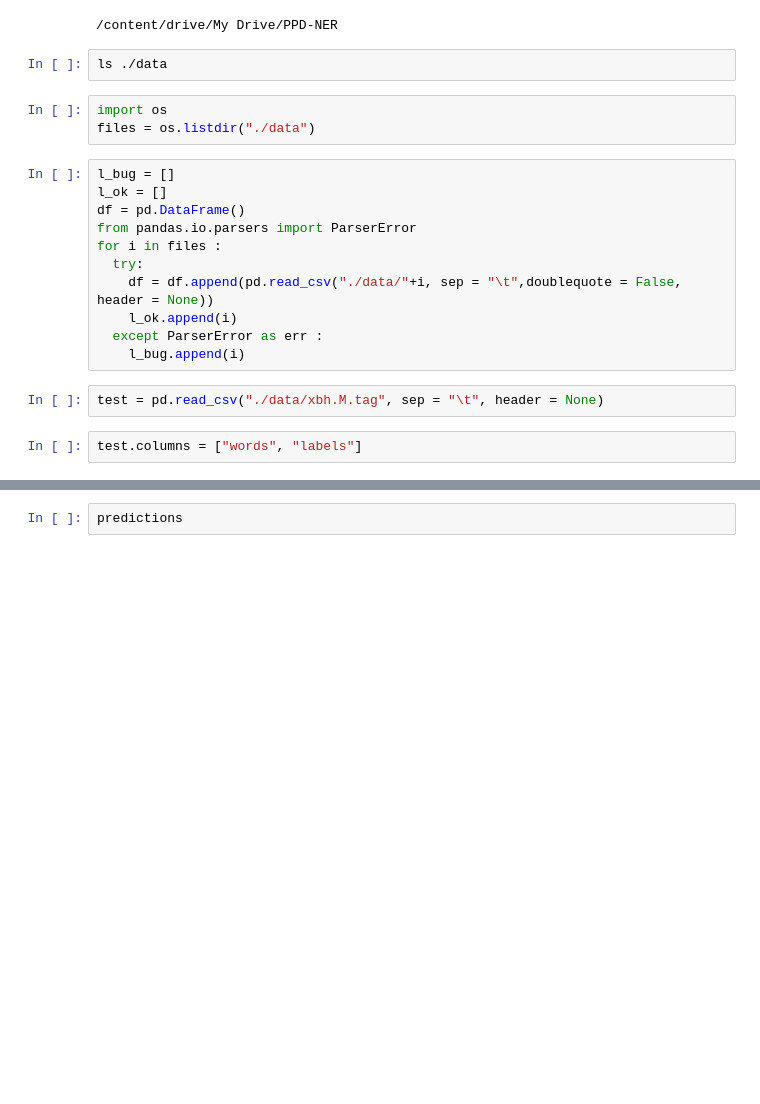
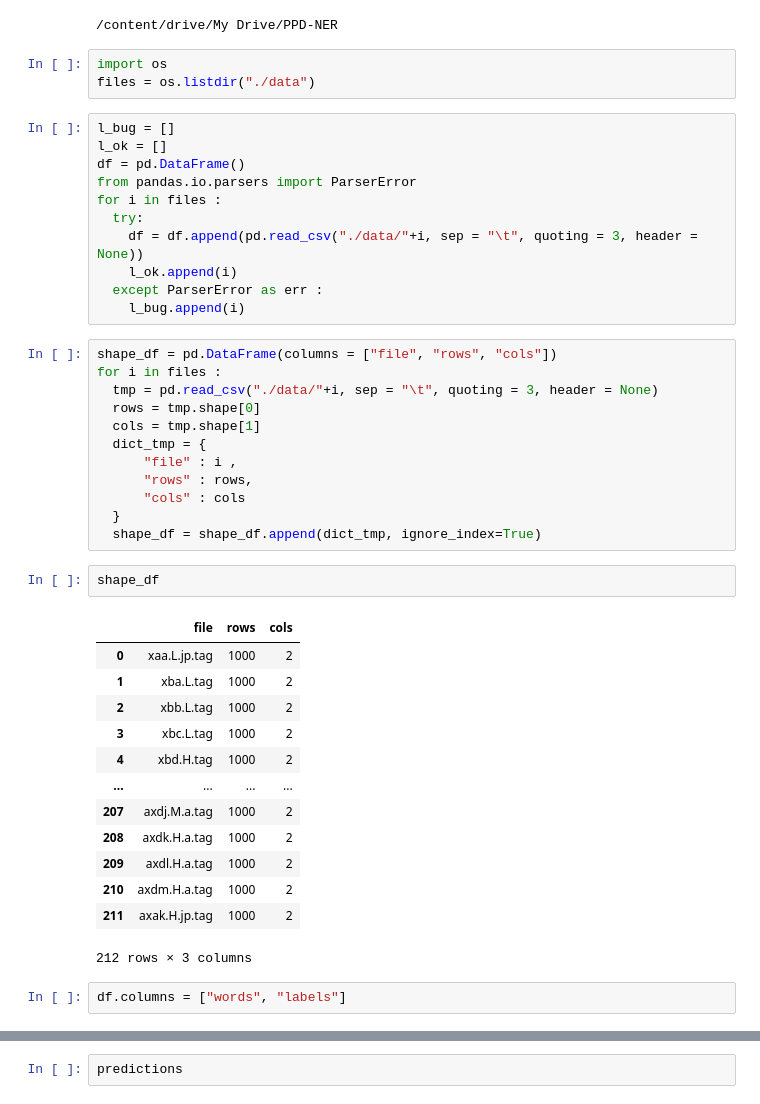
Before and after one commit to C4viar/PPD_MSLD_2019_2020_LL-AL-MT, a Jupyter notebook: Draft_code/projet_ner.ipynb, the cells around one changed output, grey strips where cells are left out. Cells and saved outputs as stored; diff of their text form; blank space fills up the shorter version.

Commit message:
Création du dataframe et lancement du modèle BERT

```diff
--- a/Draft_code/projet_ner.ipynb
+++ b/Draft_code/projet_ner.ipynb
@@ -181,8 +215,6 @@ import pandas as pd
 cd drive/My Drive/PPD-NER
 # %% [output]
 /content/drive/My Drive/PPD-NER
-# %%
-ls ./data
 # %%
 import os
 files = os.listdir("./data")
@@ -193,11 +225,37 @@ df = pd.DataFrame()
 from pandas.io.parsers import ParserError
 for i in files :
   try:
-    df = df.append(pd.read_csv("./data/"+i, sep = "\t",doublequote = False, header = None))
+    df = df.append(pd.read_csv("./data/"+i, sep = "\t", quoting = 3, header = None))
     l_ok.append(i)
   except ParserError as err :
     l_bug.append(i)
-# %%
-test = pd.read_csv("./data/xbh.M.tag", sep = "\t", header = None)
+# %%
+shape_df = pd.DataFrame(columns = ["file", "rows", "cols"])
+for i in files :
+  tmp = pd.read_csv("./data/"+i, sep = "\t", quoting = 3, header = None)
+  rows = tmp.shape[0]
+  cols = tmp.shape[1]
+  dict_tmp = {
+      "file" : i ,
+      "rows" : rows,
+      "cols" : cols
+  }
+  shape_df = shape_df.append(dict_tmp, ignore_index=True)
+# %%
+shape_df
+# %% [output]
+|  | file | rows | cols |
+| 0 | xaa.L.jp.tag | 1000 | 2 |
+| 1 | xba.L.tag | 1000 | 2 |
+| 2 | xbb.L.tag | 1000 | 2 |
+| 3 | xbc.L.tag | 1000 | 2 |
+| 4 | xbd.H.tag | 1000 | 2 |
+| ... | ... | ... | ... |
+| 207 | axdj.M.a.tag | 1000 | 2 |
+| 208 | axdk.H.a.tag | 1000 | 2 |
+| 209 | axdl.H.a.tag | 1000 | 2 |
+| 210 | axdm.H.a.tag | 1000 | 2 |
+| 211 | axak.H.jp.tag | 1000 | 2 |
+212 rows × 3 columns
 # %%
-test.columns = ["words", "labels"]
+df.columns = ["words", "labels"]
```
Also changed, not shown: parts of 16 cells of this notebook.
